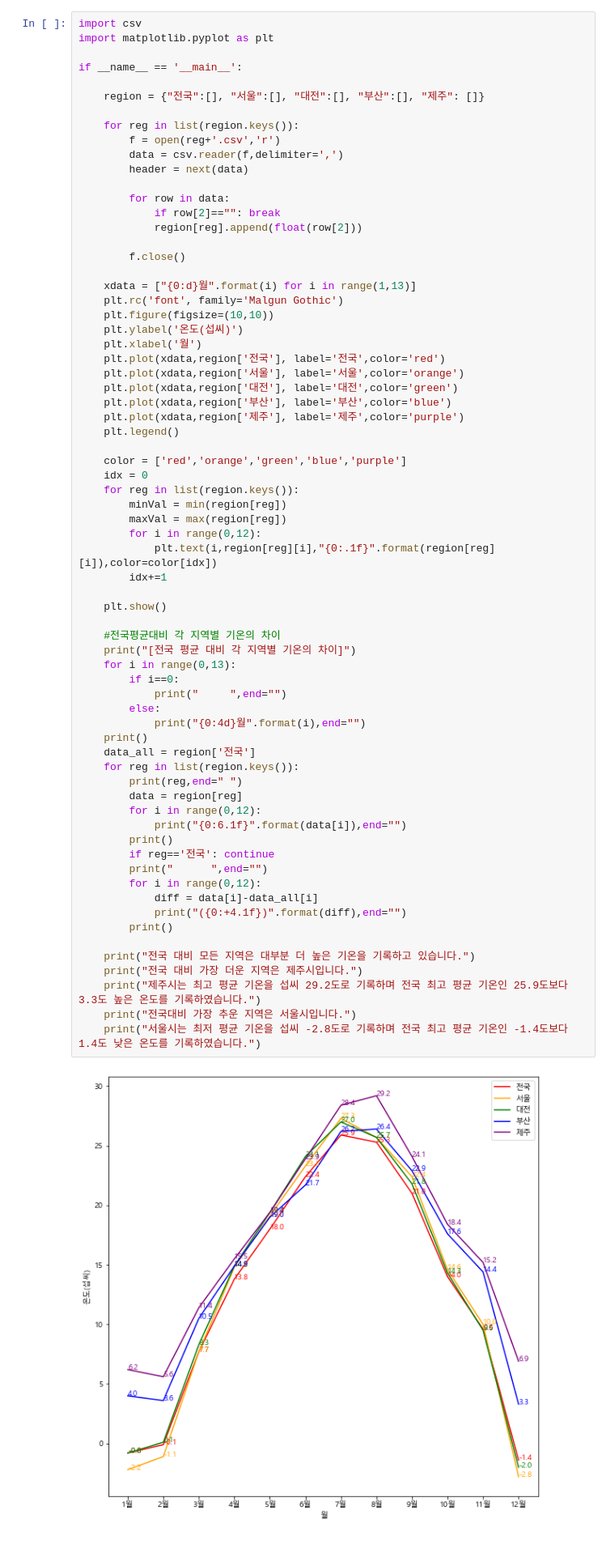
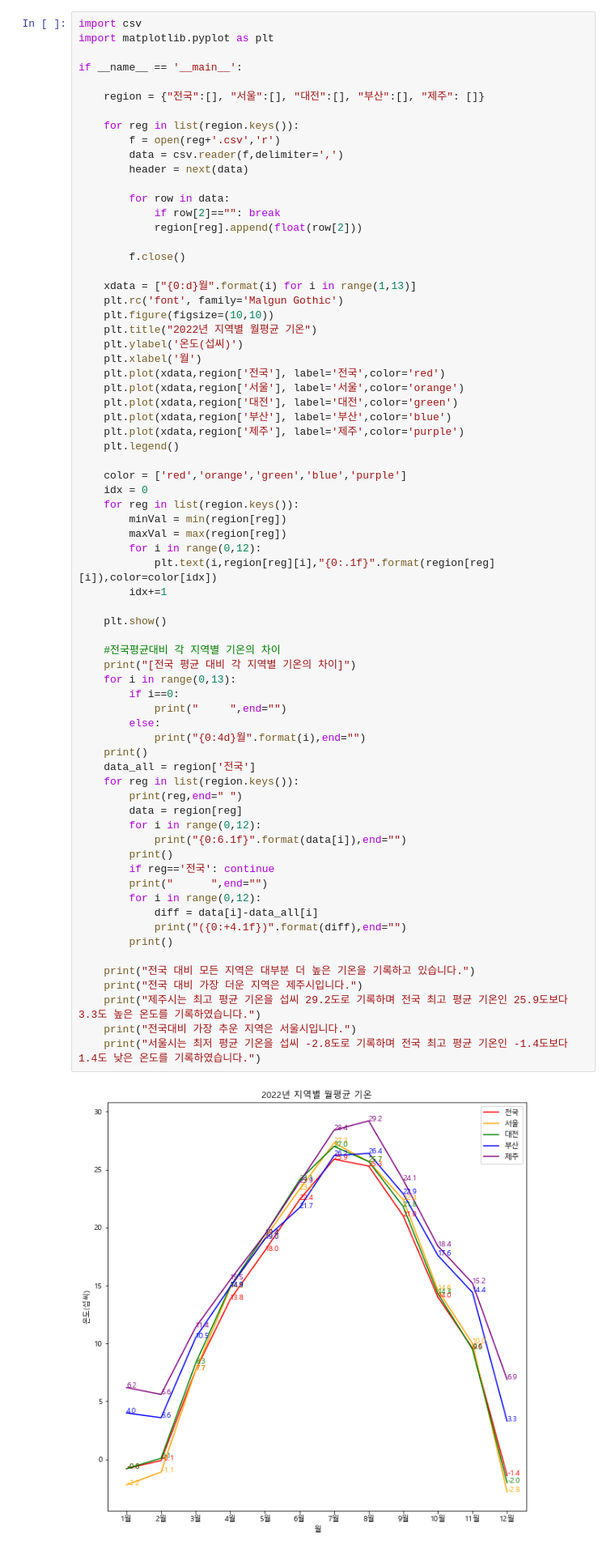
Before and after one commit to soxoy0181/HW6_KSY, a Jupyter notebook: q1/q1.ipynb, the cells around one changed output. Shown at 81% size. Drawn from its saved outputs; the diff is of its cells as text.

```diff
--- a/q1/q1.ipynb
+++ b/q1/q1.ipynb
@@ -20,6 +20,7 @@ if __name__ == '__main__':
     xdata = ["{0:d}월".format(i) for i in range(1,13)]
     plt.rc('font', family='Malgun Gothic')
     plt.figure(figsize=(10,10))
+    plt.title("2022년 지역별 월평균 기온")
     plt.ylabel('온도(섭씨)')
     plt.xlabel('월')
     plt.plot(xdata,region['전국'], label='전국',color='red')
@@ -41,34 +42,34 @@ if __name__ == '__main__':
     plt.show()
 
     #전국평균대비 각 지역별 기온의 차이
     print("[전국 평균 대비 각 지역별 기온의 차이]")
     for i in range(0,13):
         if i==0:
             print("     ",end="")
         else:
             print("{0:4d}월".format(i),end="")
     print()
     data_all = region['전국']
     for reg in list(region.keys()):
         print(reg,end=" ")
         data = region[reg]
         for i in range(0,12):
             print("{0:6.1f}".format(data[i]),end="")
         print()
         if reg=='전국': continue
         print("      ",end="")
         for i in range(0,12):
             diff = data[i]-data_all[i]
             print("({0:+4.1f})".format(diff),end="")
         print()
 
     print("전국 대비 모든 지역은 대부분 더 높은 기온을 기록하고 있습니다.")
     print("전국 대비 가장 더운 지역은 제주시입니다.")
     print("제주시는 최고 평균 기온을 섭씨 29.2도로 기록하며 전국 최고 평균 기온인 25.9도보다 3.3도 높은 온도를 기록하였습니다.")
     print("전국대비 가장 추운 지역은 서울시입니다.")
     print("서울시는 최저 평균 기온을 섭씨 -2.8도로 기록하며 전국 최고 평균 기온인 -1.4도보다 1.4도 낮은 온도를 기록하였습니다.")
 # %% [output]
-[figure, old version]
+[figure, new version]
 [전국 평균 대비 각 지역별 기온의 차이]
         1월   2월   3월   4월   5월   6월   7월   8월   9월  10월  11월  12월
 전국   -0.8  -0.1   7.7  13.8  18.0  22.4  25.9  25.3  21.0  14.0   9.6  -1.4
```
Also changed, not shown: 1 other file.
